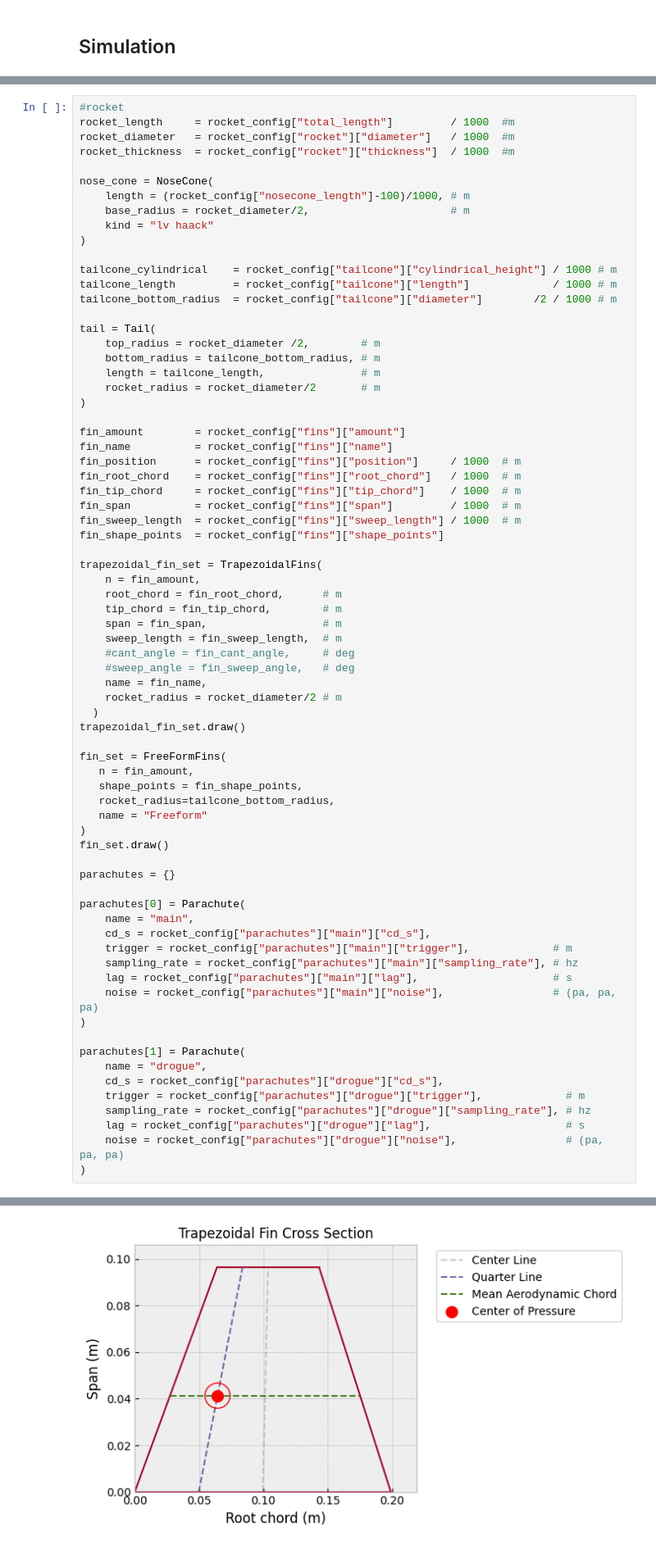
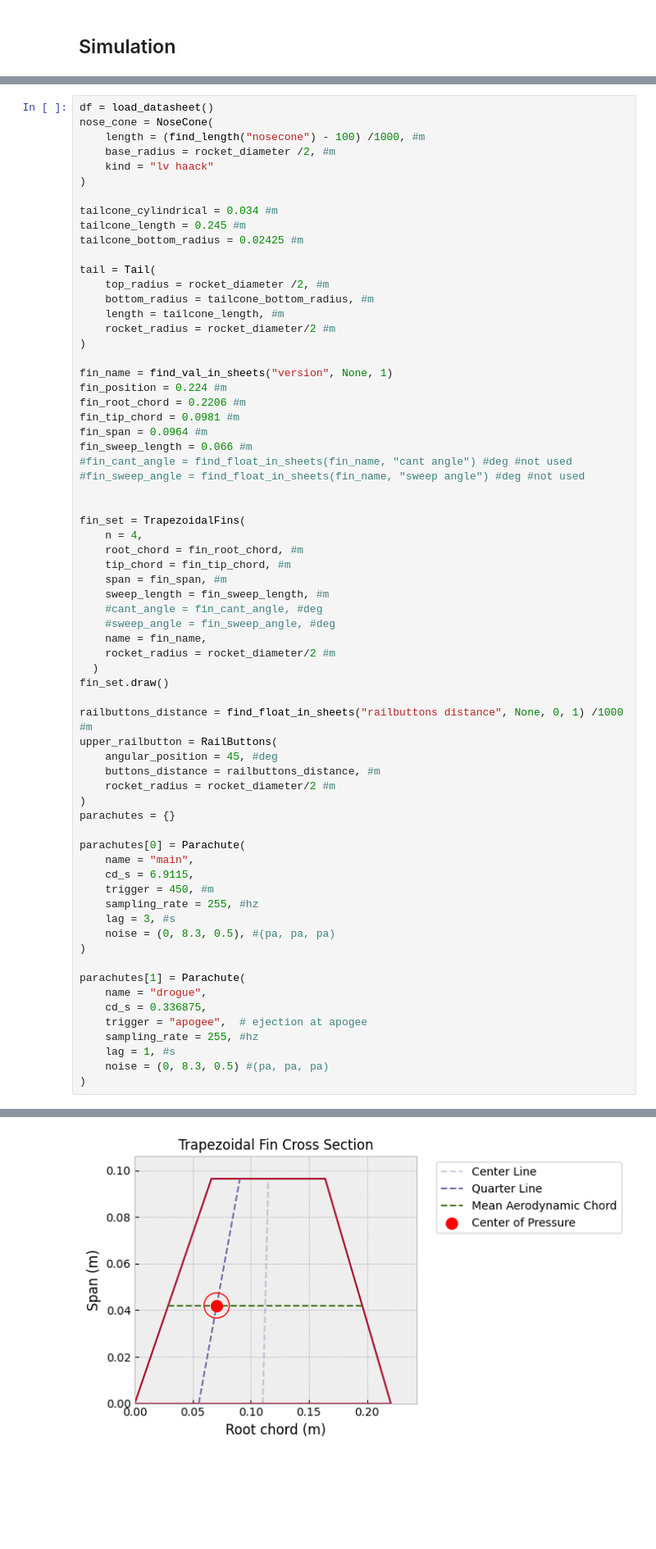
Before and after one commit to SpaceTeam/Lamarr_Flight_Simulation_RocketPy, a Jupyter notebook: Hedy_simulation.ipynb, the cells around one changed output, grey strips where cells are left out. Shown at 82% size. Cells and saved outputs as stored; diff of their text form; blank space fills up the shorter version.

```diff
--- a/Hedy_simulation.ipynb
+++ b/Hedy_simulation.ipynb
@@ -533,73 +440,68 @@ Total Impulse: 13876.643 Ns
 # %%
-#rocket
-rocket_length     = rocket_config["total_length"]         / 1000  #m
-rocket_diameter   = rocket_config["rocket"]["diameter"]   / 1000  #m
-rocket_thickness  = rocket_config["rocket"]["thickness"]  / 1000  #m
-
+df = load_datasheet()
 nose_cone = NoseCone(
-    length = (rocket_config["nosecone_length"]-100)/1000, # m
-    base_radius = rocket_diameter/2,                      # m
+    length = (find_length("nosecone") - 100) /1000, #m
+    base_radius = rocket_diameter /2, #m
     kind = "lv haack"
 )
 
-tailcone_cylindrical    = rocket_config["tailcone"]["cylindrical_height"] / 1000 # m
-tailcone_length         = rocket_config["tailcone"]["length"]             / 1000 # m
-tailcone_bottom_radius  = rocket_config["tailcone"]["diameter"]        /2 / 1000 # m
+tailcone_cylindrical = 0.034 #m
+tailcone_length = 0.245 #m
+tailcone_bottom_radius = 0.02425 #m
 
 tail = Tail(
-    top_radius = rocket_diameter /2,        # m
-    bottom_radius = tailcone_bottom_radius, # m
-    length = tailcone_length,               # m
-    rocket_radius = rocket_diameter/2       # m
+    top_radius = rocket_diameter /2, #m
+    bottom_radius = tailcone_bottom_radius, #m
+    length = tailcone_length, #m
+    rocket_radius = rocket_diameter/2 #m
 )
 
-fin_amount        = rocket_config["fins"]["amount"]
-fin_name          = rocket_config["fins"]["name"]
-fin_position      = rocket_config["fins"]["position"]     / 1000  # m
-fin_root_chord    = rocket_config["fins"]["root_chord"]   / 1000  # m
-fin_tip_chord     = rocket_config["fins"]["tip_chord"]    / 1000  # m
-fin_span          = rocket_config["fins"]["span"]         / 1000  # m
-fin_sweep_length  = rocket_config["fins"]["sweep_length"] / 1000  # m
-fin_shape_points  = rocket_config["fins"]["shape_points"]
+fin_name = find_val_in_sheets("version", None, 1)
+fin_position = 0.224 #m
+fin_root_chord = 0.2206 #m
+fin_tip_chord = 0.0981 #m
+fin_span = 0.0964 #m
+fin_sweep_length = 0.066 #m
+#fin_cant_angle = find_float_in_sheets(fin_name, "cant angle") #deg #not used
+#fin_sweep_angle = find_float_in_sheets(fin_name, "sweep angle") #deg #not used
 
-trapezoidal_fin_set = TrapezoidalFins(
-    n = fin_amount,
-    root_chord = fin_root_chord,      # m
-    tip_chord = fin_tip_chord,        # m
-    span = fin_span,                  # m
-    sweep_length = fin_sweep_length,  # m
-    #cant_angle = fin_cant_angle,     # deg
-    #sweep_angle = fin_sweep_angle,   # deg
+
+fin_set = TrapezoidalFins(
+    n = 4,
+    root_chord = fin_root_chord, #m
+    tip_chord = fin_tip_chord, #m
+    span = fin_span, #m
+    sweep_length = fin_sweep_length, #m
+    #cant_angle = fin_cant_angle, #deg
+    #sweep_angle = fin_sweep_angle, #deg
     name = fin_name,
-    rocket_radius = rocket_diameter/2 # m
+    rocket_radius = rocket_diameter/2 #m
   )
-trapezoidal_fin_set.draw()
-
-fin_set = FreeFormFins(
-   n = fin_amount,
-   shape_points = fin_shape_points,
-   rocket_radius=tailcone_bottom_radius,
-   name = "Freeform"
-)
 fin_set.draw()
 
+railbuttons_distance = find_float_in_sheets("railbuttons distance", None, 0, 1) /1000 #m
+upper_railbutton = RailButtons(
+    angular_position = 45, #deg
+    buttons_distance = railbuttons_distance, #m
+    rocket_radius = rocket_diameter/2 #m
+)
 parachutes = {}
 
 parachutes[0] = Parachute(
     name = "main",
-    cd_s = rocket_config["parachutes"]["main"]["cd_s"],
-    trigger = rocket_config["parachutes"]["main"]["trigger"],             # m
-    sampling_rate = rocket_config["parachutes"]["main"]["sampling_rate"], # hz
-    lag = rocket_config["parachutes"]["main"]["lag"],                     # s
-    noise = rocket_config["parachutes"]["main"]["noise"],                 # (pa, pa, pa)
+    cd_s = 6.9115,
+    trigger = 450, #m
+    sampling_rate = 255, #hz
+    lag = 3, #s
+    noise = (0, 8.3, 0.5), #(pa, pa, pa)
 )
 
 parachutes[1] = Parachute(
     name = "drogue",
-    cd_s = rocket_config["parachutes"]["drogue"]["cd_s"],
-    trigger = rocket_config["parachutes"]["drogue"]["trigger"],             # m
-    sampling_rate = rocket_config["parachutes"]["drogue"]["sampling_rate"], # hz
-    lag = rocket_config["parachutes"]["drogue"]["lag"],                     # s
-    noise = rocket_config["parachutes"]["drogue"]["noise"],                 # (pa, pa, pa)
+    cd_s = 0.336875,
+    trigger = "apogee",  # ejection at apogee
+    sampling_rate = 255, #hz
+    lag = 1, #s
+    noise = (0, 8.3, 0.5) #(pa, pa, pa)
 )
 # %% [output]
@@ -606 +510 @@ parachutes[1] = Parachute(
-[figure, old version]
+[figure, new version]
```
Also changed, not shown: parts of 47 cells of this notebook.
